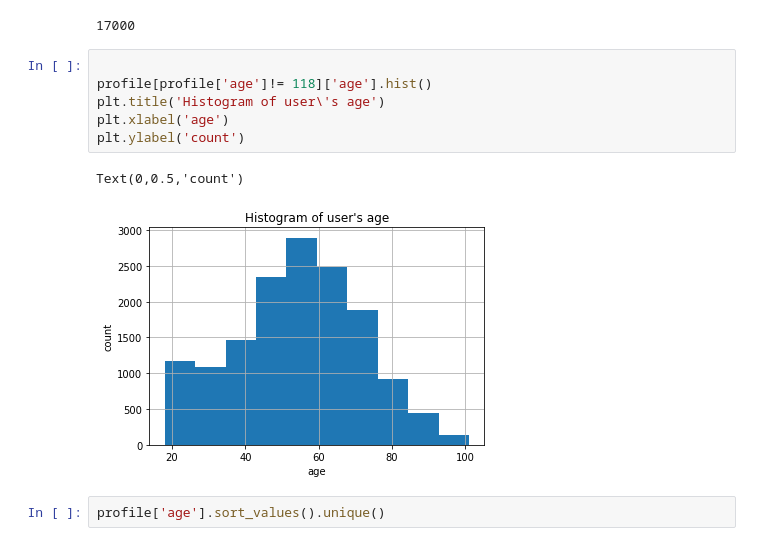
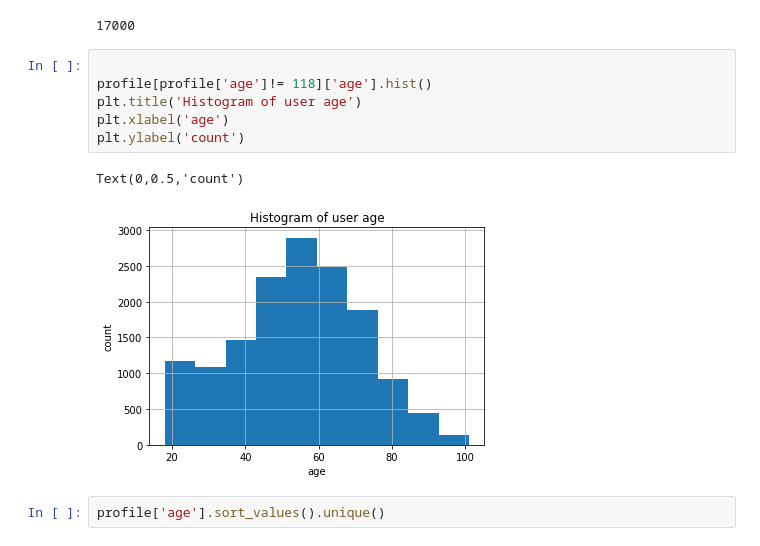
Before and after one commit to anni-kaffeekanni/CapstoneProject, a Jupyter notebook: Starbucks_Capstone_notebook.ipynb, the cells around one changed output. Drawn from its saved outputs; the diff is of its cells as text.

```diff
--- a/Starbucks_Capstone_notebook.ipynb
+++ b/Starbucks_Capstone_notebook.ipynb
@@ -119,12 +119,12 @@ profile['id'].nunique()
 # %%
 
 profile[profile['age']!= 118]['age'].hist()
-plt.title('Histogram of user\'s age')
+plt.title('Histogram of user age')
 plt.xlabel('age')
 plt.ylabel('count')
 # %% [output]
 Text(0,0.5,'count')
-[figure, old version]
+[figure, new version]
 # %%
 profile['age'].sort_values().unique()
 # %% [output]
```
Also changed, not shown: parts of 7 cells of this notebook.
